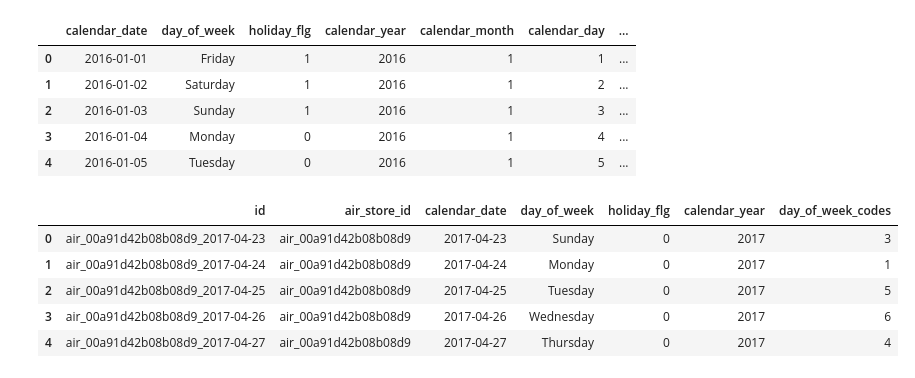
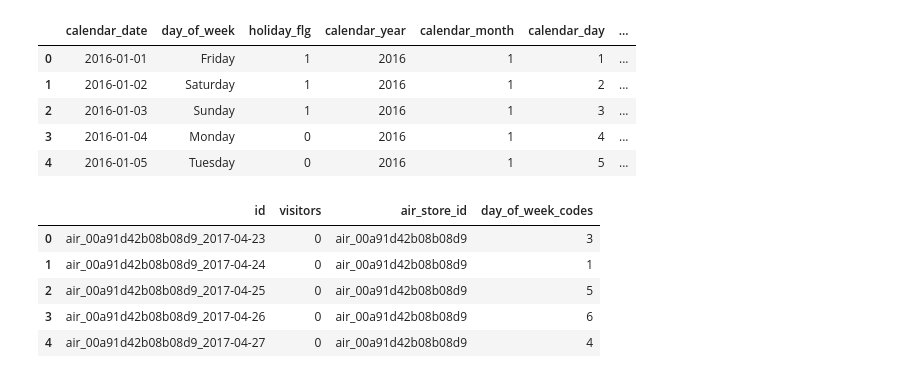
Before and after one commit to jieunyoo/kaggle-recruit-restaurant-predictions, a Jupyter notebook: 04-predictions.ipynb, the cells around one changed output. Cells and saved outputs as stored; diff of their text form; code cells hidden in the pictures.

```diff
--- a/04-predictions.ipynb
+++ b/04-predictions.ipynb
@@ -99,8 +112,6 @@ sampleSubmissionDF.head()
 sampleSubmissionDF['air_store_id'] = sampleSubmissionDF.id.map(lambda x:'_'.join(x.split('_')[:-1]))
 # %%
 sampleSubmissionDF['calendar_date'] = sampleSubmissionDF.id.map(lambda x:x.split('_')[2])
-# %%
-sampleSubmissionDF.drop('visitors', axis=1,inplace=True)
 # %%
 sampleSubmissionDF.head()
 # %% [output]
@@ -136,12 +138,12 @@ dateInfoDF.head()
 # %%
 sampleSubmissionDF = sampleSubmissionDF.merge(dateInfoDF,on ='calendar_date', how='left')
 # %%
-sampleSubmissionDF.drop(['calendar_month', 'calendar_day'], axis=1, inplace=True)
+sampleSubmissionDF.drop(['calendar_month', 'calendar_day','calendar_date','holiday_flg','calendar_year','day_of_week'], axis=1, inplace=True)
 sampleSubmissionDF.head()
 # %% [output]
-|  | id | air_store_id | calendar_date | day_of_week | holiday_flg | calendar_year | day_of_week_codes |
-| 0 | air_00a91d42b08b08d9_2017-04-23 | air_00a91d42b08b08d9 | 2017-04-23 | Sunday | 0 | 2017 | 3 |
-| 1 | air_00a91d42b08b08d9_2017-04-24 | air_00a91d42b08b08d9 | 2017-04-24 | Monday | 0 | 2017 | 1 |
-| 2 | air_00a91d42b08b08d9_2017-04-25 | air_00a91d42b08b08d9 | 2017-04-25 | Tuesday | 0 | 2017 | 5 |
-| 3 | air_00a91d42b08b08d9_2017-04-26 | air_00a91d42b08b08d9 | 2017-04-26 | Wednesday | 0 | 2017 | 6 |
-| 4 | air_00a91d42b08b08d9_2017-04-27 | air_00a91d42b08b08d9 | 2017-04-27 | Thursday | 0 | 2017 | 4 |
+|  | id | visitors | air_store_id | day_of_week_codes |
+| 0 | air_00a91d42b08b08d9_2017-04-23 | 0 | air_00a91d42b08b08d9 | 3 |
+| 1 | air_00a91d42b08b08d9_2017-04-24 | 0 | air_00a91d42b08b08d9 | 1 |
+| 2 | air_00a91d42b08b08d9_2017-04-25 | 0 | air_00a91d42b08b08d9 | 5 |
+| 3 | air_00a91d42b08b08d9_2017-04-26 | 0 | air_00a91d42b08b08d9 | 6 |
+| 4 | air_00a91d42b08b08d9_2017-04-27 | 0 | air_00a91d42b08b08d9 | 4 |
```
Also changed, not shown: parts of 16 cells of this notebook, 1 other file.
